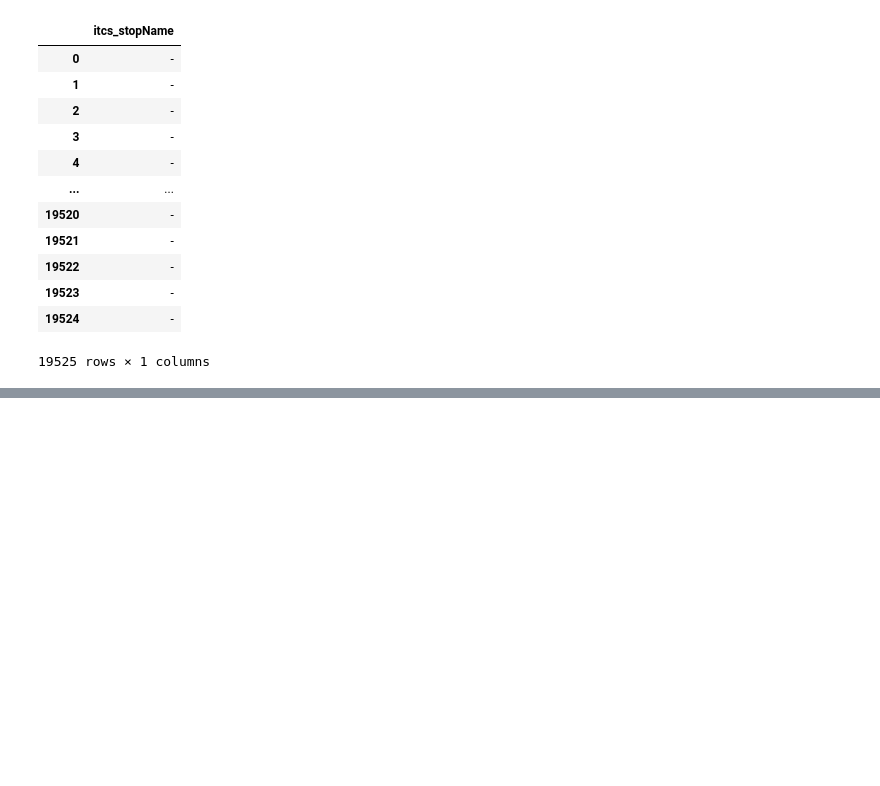
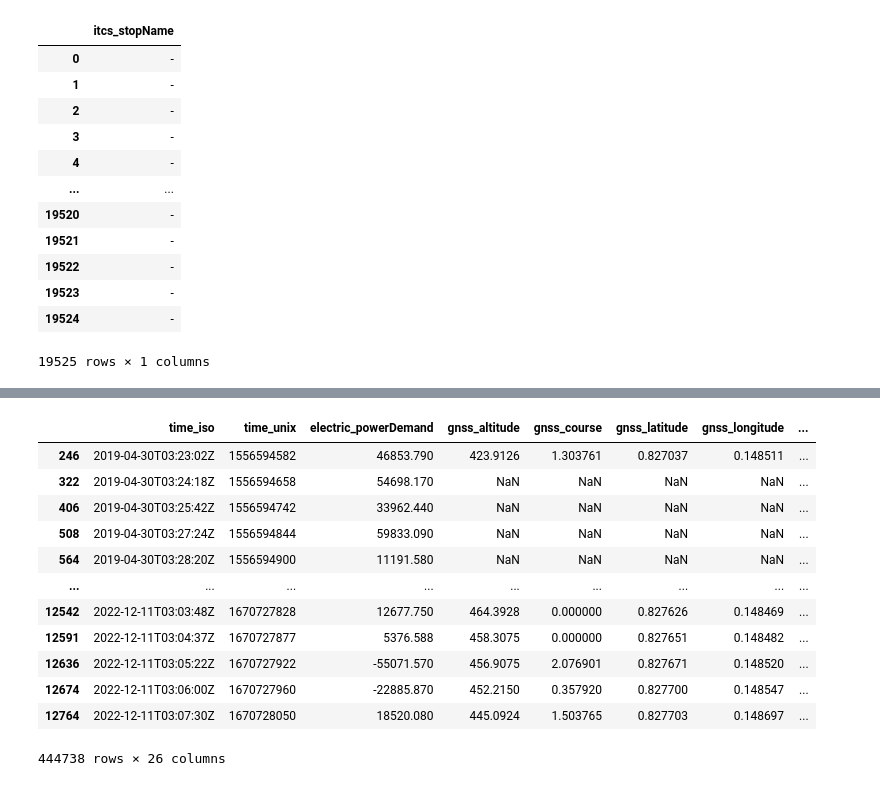
Before and after one commit to CarloArpini/2023-FCS-Project, a Jupyter notebook: Project.ipynb, the cells around one changed output, grey strips where cells are left out. Drawn from its saved outputs; the diff is of its cells as text; code cells hidden in the pictures; blank space fills up the shorter version.

```diff
--- a/Project.ipynb
+++ b/Project.ipynb
@@ -410,18 +420,17 @@ print(check_value (value, listL))
 # %%
-couples=[]
-stationlist=[]
-for j in range(trips['StopList'][0].size):
-    value=trips['StopList'][0][j]
-    mean=trips['itcs_numberOfPassengers_mean'][0]
-    k=1
-    a=mean
-    for i in range(len(trips)):
-        listL=trips['StopList'][i]
-        if check_value (value, listL):
-            k+=1
-            a+=trips['itcs_numberOfPassengers_mean'][i]
-    couple=(value, a/k)
-    if a/k!=0:
-        couples.append(couple)
-    stationlist.append(value)
+#couples=[]
+#stationlist=[]
+#for j in range(trips['StopList'][0].size):
+#    value=trips['StopList'][0][j]
+#    k=int(trips['StopList_weights'][0][j])
+#    a=trips['itcs_numberOfPassengers_mean'][0]*k
+#    for i in range(len(trips)):
+#        listL=trips['StopList'][i]
+#        if check_value (value, listL)!=-1:
+#            k+=int(trips['StopList_weights'][check_value (value, listL)][j])
+#            a+=trips['itcs_numberOfPassengers_mean'][i]*int(trips['StopList_weights'][check_value (value, listL)][j])
+#    couple=(value, a/k)
+#    if a/k!=0:
+#        couples.append(couple)
+#    stationlist.append(value)
 # %%
@@ -428,0 +460,12 @@ couples
+# %%
+previous=pd.read_csv(nome[0])
+previous=previous.drop(previous[previous['itcs_stopName']=='-'].index)
+for i in range(len(trips)):
+    if i%83==0:
+        print("siamo a ", i , "ancora poco: solo ", len(trips)-i, "righe")
+    if i+1==len(trips):
+        break
+    a=pd.read_csv(nome[i+1])
+    a=a.drop(a[a['itcs_stopName']=='-'].index)
+    frames=[previous, a]
+    previous=pd.concat(frames)
@@ -428,0 +490,16 @@ couples
+# %%
+previous
+# %% [output]
+|  | time_iso | time_unix | electric_powerDemand | gnss_altitude | gnss_course | gnss_latitude | gnss_longitude | ... |
+| 246 | 2019-04-30T03:23:02Z | 1556594582 | 46853.790 | 423.9126 | 1.303761 | 0.827037 | 0.148511 | ... |
+| 322 | 2019-04-30T03:24:18Z | 1556594658 | 54698.170 | NaN | NaN | NaN | NaN | ... |
+| 406 | 2019-04-30T03:25:42Z | 1556594742 | 33962.440 | NaN | NaN | NaN | NaN | ... |
+| 508 | 2019-04-30T03:27:24Z | 1556594844 | 59833.090 | NaN | NaN | NaN | NaN | ... |
+| 564 | 2019-04-30T03:28:20Z | 1556594900 | 11191.580 | NaN | NaN | NaN | NaN | ... |
+| ... | ... | ... | ... | ... | ... | ... | ... | ... |
+| 12542 | 2022-12-11T03:03:48Z | 1670727828 | 12677.750 | 464.3928 | 0.000000 | 0.827626 | 0.148469 | ... |
+| 12591 | 2022-12-11T03:04:37Z | 1670727877 | 5376.588 | 458.3075 | 0.000000 | 0.827651 | 0.148482 | ... |
+| 12636 | 2022-12-11T03:05:22Z | 1670727922 | -55071.570 | 456.9075 | 2.076901 | 0.827671 | 0.148520 | ... |
+| 12674 | 2022-12-11T03:06:00Z | 1670727960 | -22885.870 | 452.2150 | 0.357920 | 0.827700 | 0.148547 | ... |
+| 12764 | 2022-12-11T03:07:30Z | 1670728050 | 18520.080 | 445.0924 | 1.503765 | 0.827703 | 0.148697 | ... |
+444738 rows × 26 columns
```
Also changed, not shown: parts of 24 cells of this notebook.
